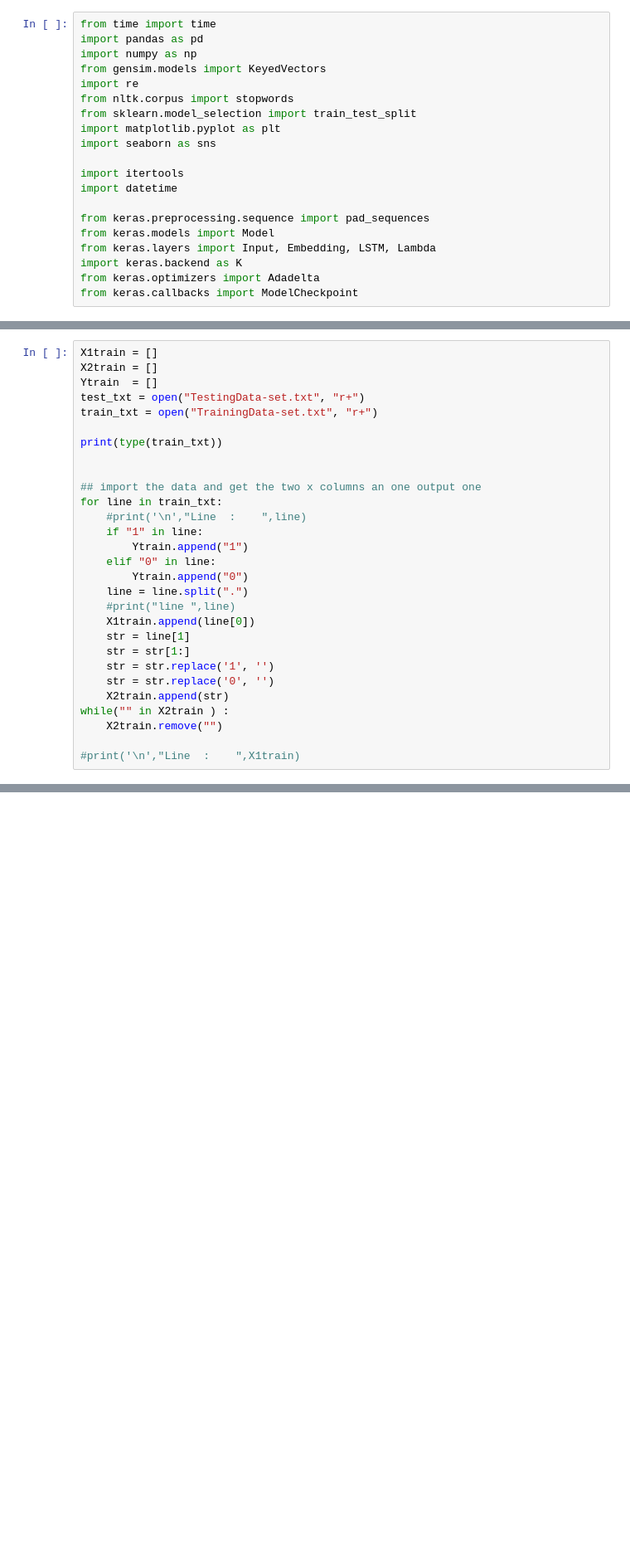
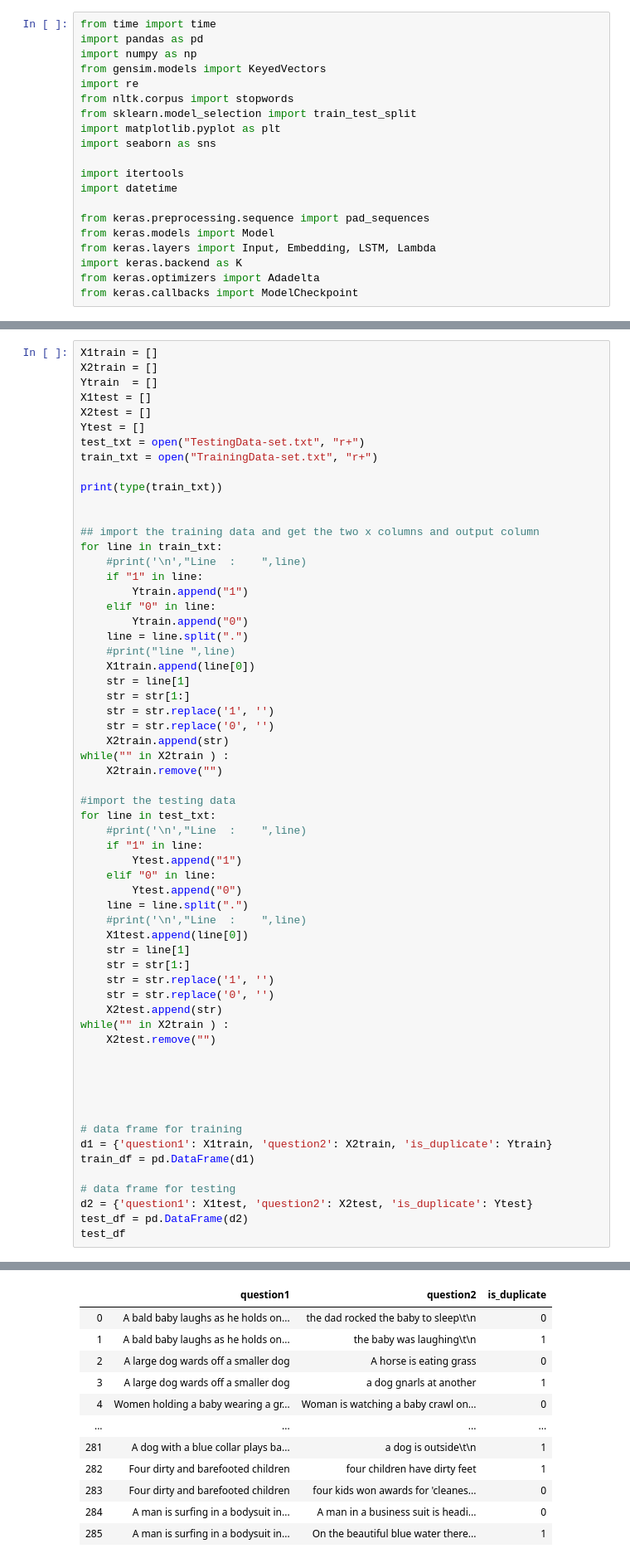
Before and after one commit to Ramirow/selenuim-test, a Jupyter notebook: siamese.ipynb, the cells around one changed output, grey strips where cells are left out. Shown at 83% size. Cells and saved outputs as stored; diff of their text form; blank space fills up the shorter version.

```diff
--- a/siamese.ipynb
+++ b/siamese.ipynb
@@ -35,13 +36,16 @@ word2vec = KeyedVectors.load_word2vec_format(EMBEDDING_FILE, binary=True)
 X1train = []
 X2train = []
 Ytrain  = []
+X1test = []
+X2test = []
+Ytest = []
 test_txt = open("TestingData-set.txt", "r+")
 train_txt = open("TrainingData-set.txt", "r+")
 
 print(type(train_txt))
 
 
-## import the data and get the two x columns an one output one
+## import the training data and get the two x columns and output column
 for line in train_txt:
     #print('\n',"Line  :    ",line)
     if "1" in line:
@@ -59,6 +63,35 @@ for line in train_txt:
 while("" in X2train ) :
     X2train.remove("")
 
-#print('\n',"Line  :    ",X1train)
+#import the testing data
+for line in test_txt:
+    #print('\n',"Line  :    ",line)
+    if "1" in line:
+        Ytest.append("1")
+    elif "0" in line:
+        Ytest.append("0")
+    line = line.split(".")
+    #print('\n',"Line  :    ",line)
+    X1test.append(line[0])
+    str = line[1]
+    str = str[1:]
+    str = str.replace('1', '')
+    str = str.replace('0', '')
+    X2test.append(str)
+while("" in X2train ) :
+    X2test.remove("")
+
+
+
+
+
+# data frame for training
+d1 = {'question1': X1train, 'question2': X2train, 'is_duplicate': Ytrain}
+train_df = pd.DataFrame(d1)
+
+# data frame for testing
+d2 = {'question1': X1test, 'question2': X2test, 'is_duplicate': Ytest}
+test_df = pd.DataFrame(d2)
+test_df
 # %% [output]
 <class '_io.TextIOWrapper'>
@@ -66,0 +98,12 @@ while("" in X2train ) :
+|  | question1 | question2 | is_duplicate |
+| 0 | A bald baby laughs as he holds on... | the dad rocked the baby to sleep\t\n | 0 |
+| 1 | A bald baby laughs as he holds on... | the baby was laughing\t\n | 1 |
+| 2 | A large dog wards off a smaller dog | A horse is eating grass | 0 |
+| 3 | A large dog wards off a smaller dog | a dog gnarls at another | 1 |
+| 4 | Women holding a baby wearing a gr... | Woman is watching a baby crawl on... | 0 |
+| ... | ... | ... | ... |
+| 281 | A dog with a blue collar plays ba... | a dog is outside\t\n | 1 |
+| 282 | Four dirty and barefooted children | four children have dirty feet | 1 |
+| 283 | Four dirty and barefooted children | four kids won awards for 'cleanes... | 0 |
+| 284 | A man is surfing in a bodysuit in... | A man in a business suit is headi... | 0 |
+| 285 | A man is surfing in a bodysuit in... | On the beautiful blue water there... | 1 |
```
Also changed, not shown: parts of 10 cells of this notebook.
